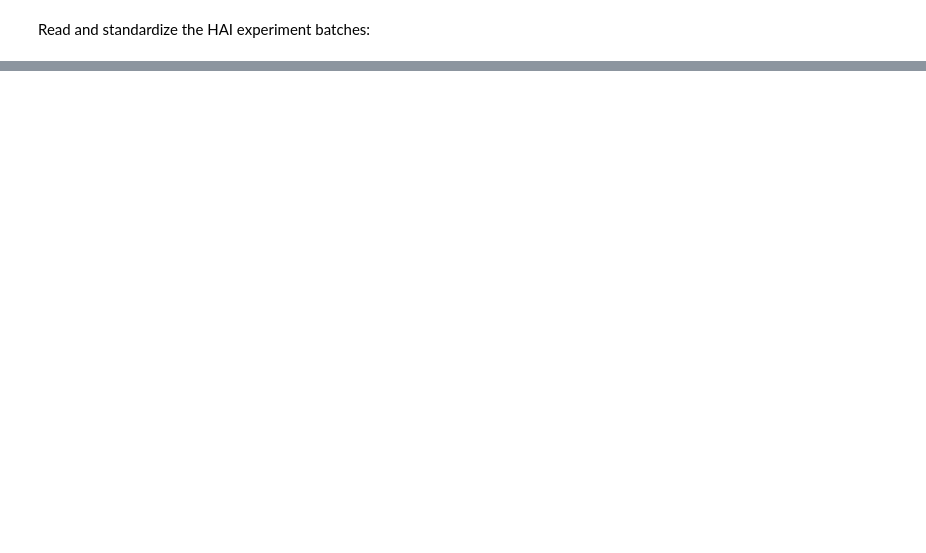
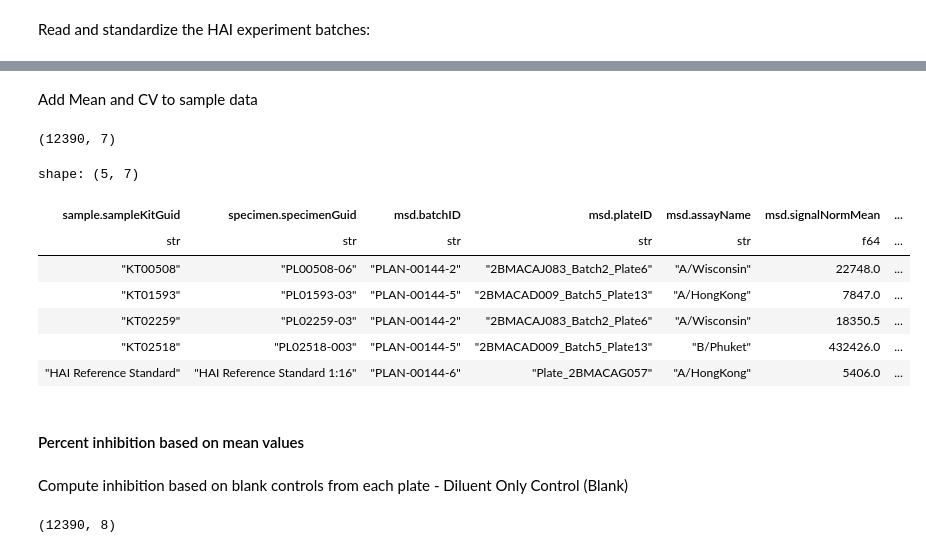
Before and after one commit to aifimmunology/sound-life-scrna-analysis, a Jupyter notebook: 04-file-sets/Python_assemble_serology.ipynb, the cells around one changed output, grey strips where cells are left out. Saved outputs shown, nothing was run; the diff lists cells and outputs as text; code cells hidden in the pictures; blank space fills up the shorter version.

```diff
--- a/04-file-sets/Python_assemble_serology.ipynb
+++ b/04-file-sets/Python_assemble_serology.ipynb
@@ -643,0 +768,4 @@ shape: (800, 13)
+# %%
+norm_means = norm_hai.group_by(*groups).agg(
+    pl.mean('msd.signalNorm').alias('msd.signalNormMean')
+)
@@ -643,0 +774,47 @@ shape: (800, 13)
+# %%
+def pl_cv(x, col):
+    return np.std(x[col].to_numpy()) / np.mean(x[col].to_numpy()) * 100
+# %%
+norm_cv = norm_hai.group_by(*groups).map_groups(
+    lambda x: (
+        x.with_columns(
+            pl.Series(
+                name = 'msd.signalNormPercentCV',
+                values = [pl_cv(x, 'msd.signalNorm')] * x.shape[0]
+            )
+        )
+    )
+).select(
+    ['sample.sampleKitGuid', 'specimen.specimenGuid', 'msd.plateID', 'msd.assayName', 'msd.signalNormPercentCV']
+).unique()
+# %% [markdown]
+Add Mean and CV to sample data
+# %%
+sample_hai = sample_hai.join(
+    norm_means,
+    how = 'left',
+    on = groups
+).join(
+    norm_cv,
+    how = 'left',
+    on = groups
+)
+# %%
+sample_hai.shape
+# %% [output]
+(12390, 7)
+# %%
+sample_hai.head()
+# %% [output]
+shape: (5, 7)
+| sample.sampleKitGuid | specimen.specimenGuid | msd.batchID | msd.plateID | msd.assayName | msd.signalNormMean | ... |
+| str | str | str | str | str | f64 | ... |
+| "KT00508" | "PL00508-06" | "PLAN-00144-2" | "2BMACAJ083_Batch2_Plate6" | "A/Wisconsin" | 22748.0 | ... |
+| "KT01593" | "PL01593-03" | "PLAN-00144-5" | "2BMACAD009_Batch5_Plate13" | "A/HongKong" | 7847.0 | ... |
+| "KT02259" | "PL02259-03" | "PLAN-00144-2" | "2BMACAJ083_Batch2_Plate6" | "A/Wisconsin" | 18350.5 | ... |
+| "KT02518" | "PL02518-003" | "PLAN-00144-5" | "2BMACAD009_Batch5_Plate13" | "B/Phuket" | 432426.0 | ... |
+| "HAI Reference Standard" | "HAI Reference Standard 1:16" | "PLAN-00144-6" | "Plate_2BMACAG057" | "A/HongKong" | 5406.0 | ... |
+# %% [markdown]
+#### Percent inhibition based on mean values
+# %% [markdown]
+Compute inhibition based on blank controls from each plate - Diluent Only Control (Blank)
@@ -643,0 +833,4 @@ shape: (800, 13)
+# %%
+sample_hai.shape
+# %% [output]
+(12390, 8)
```
Also changed, not shown: parts of 115 cells of this notebook.
